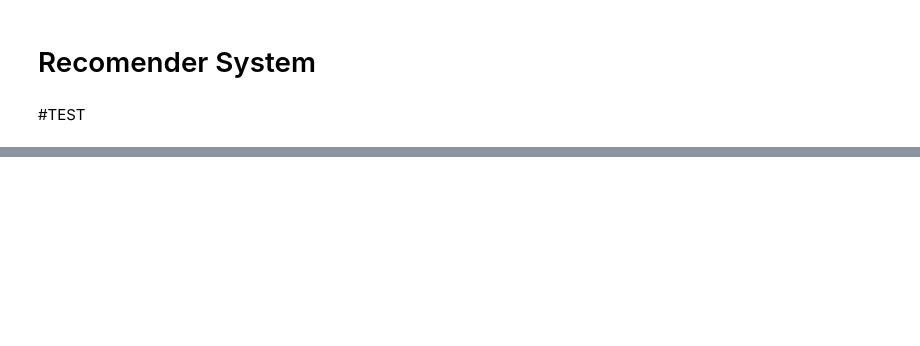
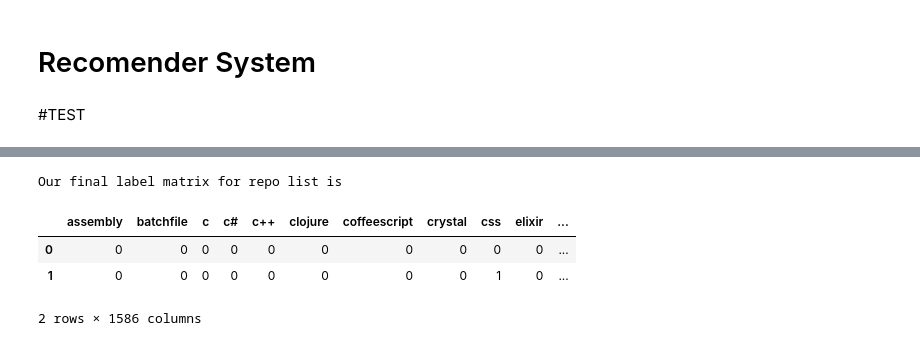
Before and after one commit to ethemkaral/DataScience, a Jupyter notebook: RecommenderSystem.ipynb, the cells around one changed output, grey strips where cells are left out. Cells and saved outputs as stored; diff of their text form; code cells hidden in the pictures; blank space fills up the shorter version.

```diff
--- a/RecommenderSystem.ipynb
+++ b/RecommenderSystem.ipynb
@@ -24,3 +34,8 @@ from subprocess import check_output
 
 # Load data
 df = pd.DataFrame()
+# %%
+df = pd.read_csv('/content/DataScience/TopStaredRepositories.csv')
+df.set_index(['Repository Name'])
+
+df.head(2)
@@ -26,0 +63,12 @@ df = pd.DataFrame()
+# %%
+# Generate tag list
+mergedlist = []
+for i in df['Tags'].dropna().str.split(","):
+    mergedlist.extend(i)
+tags = sorted(set(mergedlist))
+# Encode languages in single column
+just_dummies = pd.get_dummies(df['Language'])
+for column in just_dummies.columns:
+    if column not in df.columns:
+        df[column] = just_dummies[column]
+df.head(2)
@@ -26,0 +80,37 @@ df = pd.DataFrame()
+# %%
+for tag in tags:
+    if tag not in df.columns:
+        df[tag] = 0
+    try:
+        if len(tag) > 4 :
+            df.loc[df['Repository Name'].str.contains(tag), tag] = 1
+            df.loc[df['Description'].str.contains(tag), tag] = 1
+        df.loc[df['Tags'].str.contains(tag + ","), tag] = 1
+    except Exception:
+        pass
+# Remove columns not needed
+df.set_index(['Repository Name'])
+COLUMNS_TO_REMOVE_LIST = ['', 'Username', 'Repository Name', 'Description',
+                          'Last Update Date', 'Language', 'Number of Stars', 'Tags', 'Url','Gravatar' ,'Unnamed: 0']
+# Stop words: links to (https://github)
+RAGE_TAGS_LIST = [ 'github','algorithms','learn','learning','http' ,'https']
+
+
+
+for column in COLUMNS_TO_REMOVE_LIST + RAGE_TAGS_LIST:
+    try:
+        del df[column]
+    except Exception:
+        pass
+
+df.columns = df.columns.str.lower()
+
+
+print ("Our final label matrix for repo list is")
+df.head(2)
+# %% [output]
+Our final label matrix for repo list is
+|  | assembly | batchfile | c | c# | c++ | clojure | coffeescript | crystal | css | elixir | ... |
+| 0 | 0 | 0 | 0 | 0 | 0 | 0 | 0 | 0 | 0 | 0 | ... |
+| 1 | 0 | 0 | 0 | 0 | 0 | 0 | 0 | 0 | 1 | 0 | ... |
+2 rows × 1586 columns
```
Also changed, not shown: parts of 4 cells of this notebook.
